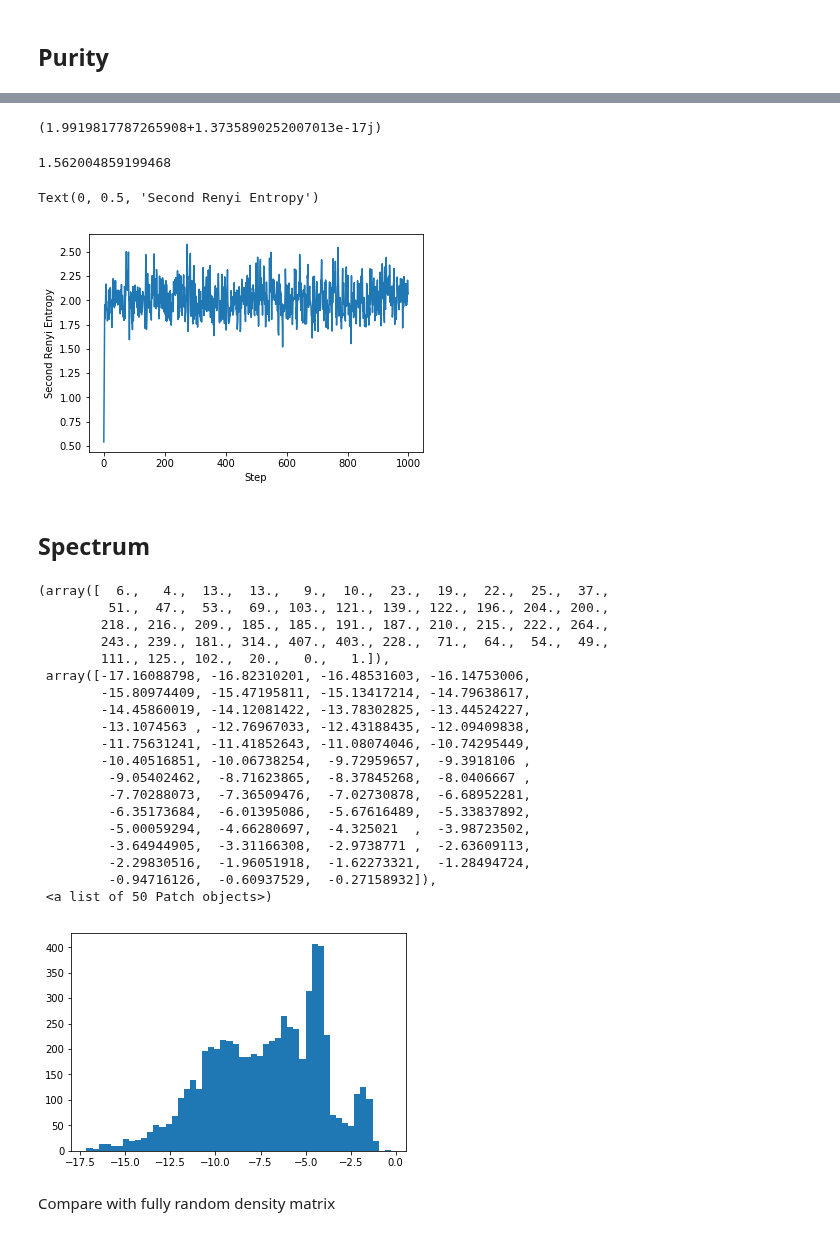
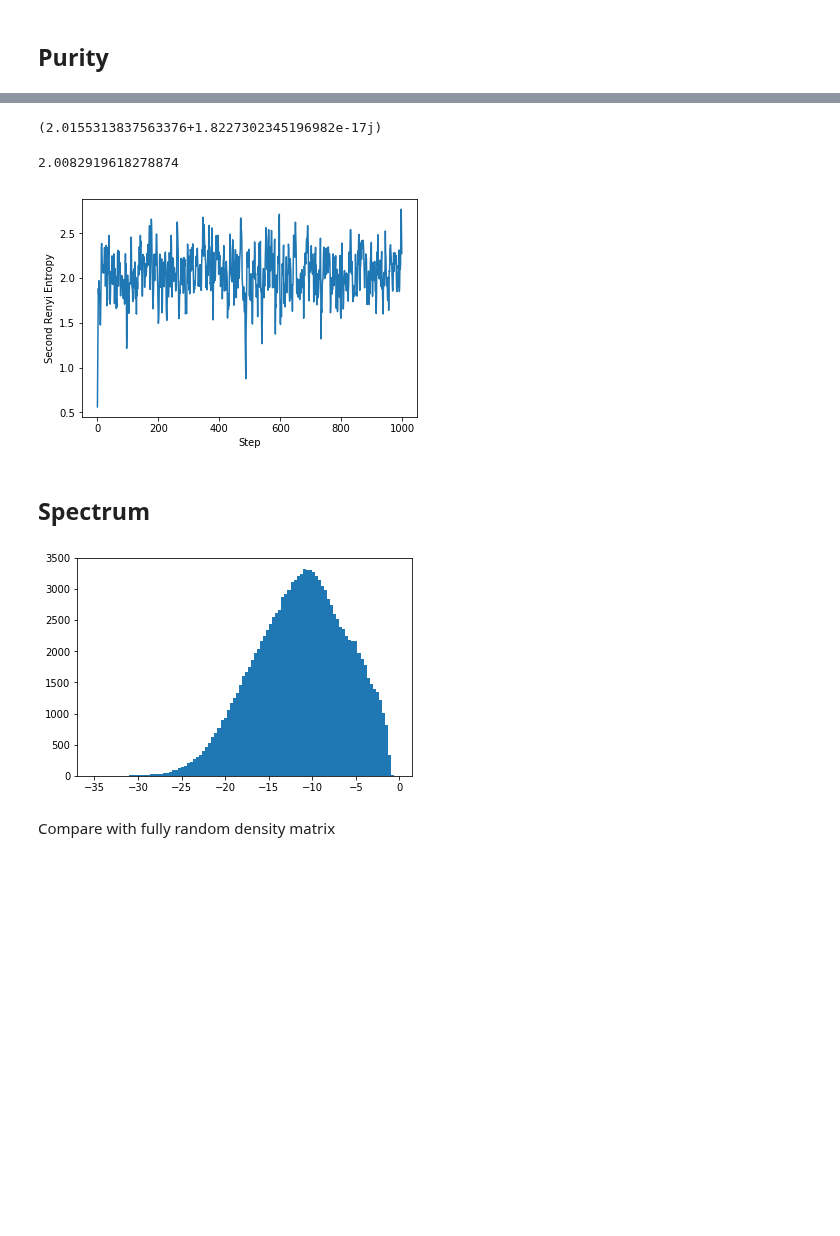
Before and after one commit to AustenLamacraft/ruc, a Jupyter notebook: notebooks/RUC-channel.ipynb, the cells around one changed output, grey strips where cells are left out. Drawn from its saved outputs; the diff is of its cells as text; code cells hidden in the pictures; blank space fills up the shorter version.

Commit message:
Fixed gate indices

```diff
--- a/notebooks/RUC-channel.ipynb
+++ b/notebooks/RUC-channel.ipynb
@@ -48,7 +48,7 @@ plt.semilogy(depths, timeit_results, depths, 0.0000005*4**depths)
 ## Purity
 # %%
 q = 2
-depth = 6
+depth = 7
 # ρ = np.zeros(2*depth*[q])
 # ρ[tuple(2*depth*[0])] = 1
 ρ = random_ρ(q, depth)
@@ -57,9 +57,7 @@ eigenvalues = np.array([])
 
 for step in range(1000):
     purity_trace = np.append(purity_trace, trace_square(ρ))
-    if step % 10 == 0:
-        print("step ", step)
-        eigenvalues = np.concatenate([eigenvalues, eigh(tensor_to_matrix(ρ), eigvals_only=True)])
-    ρ = ruc_channel(ρ)
+    eigenvalues = np.concatenate([eigenvalues, eigh(tensor_to_matrix(ρ), eigvals_only=True)])
+    ρ = apply_gates(ρ, random_gates(q, depth))
 # %% [output]
 step  0
@@ -82,43 +80,23 @@ step  990
 # %%
 -np.log(np.mean(purity_trace))
 # %% [output]
-(1.9919817787265908+1.3735890252007013e-17j)
+(2.0155313837563376+1.8227302345196982e-17j)
 # %%
--np.log((4/5)**7)
+-np.log((4/5)**9)
 # %% [output]
-1.562004859199468
+2.0082919618278874
 # %%
 plt.plot(-np.log(purity_trace))
 plt.xlabel("Step")
-plt.ylabel("Second Renyi Entropy")
+plt.ylabel("Second Renyi Entropy");
 # %% [output]
-Text(0, 0.5, 'Second Renyi Entropy')
-[figure, old version]
+[figure, new version]
 # %% [markdown]
 ## Spectrum
 # %%
-plt.hist(np.log(eigenvalues), bins=50)
+plt.hist(np.log(eigenvalues), bins=100);
 # %% [output]
-(array([  6.,   4.,  13.,  13.,   9.,  10.,  23.,  19.,  22.,  25.,  37.,
-         51.,  47.,  53.,  69., 103., 121., 139., 122., 196., 204., 200.,
-        218., 216., 209., 185., 185., 191., 187., 210., 215., 222., 264.,
-        243., 239., 181., 314., 407., 403., 228.,  71.,  64.,  54.,  49.,
-        111., 125., 102.,  20.,   0.,   1.]),
- array([-17.16088798, -16.82310201, -16.48531603, -16.14753006,
-        -15.80974409, -15.47195811, -15.13417214, -14.79638617,
-        -14.45860019, -14.12081422, -13.78302825, -13.44524227,
-        -13.1074563 , -12.76967033, -12.43188435, -12.09409838,
-        -11.75631241, -11.41852643, -11.08074046, -10.74295449,
-        -10.40516851, -10.06738254,  -9.72959657,  -9.3918106 ,
-         -9.05402462,  -8.71623865,  -8.37845268,  -8.0406667 ,
-         -7.70288073,  -7.36509476,  -7.02730878,  -6.68952281,
-         -6.35173684,  -6.01395086,  -5.67616489,  -5.33837892,
-         -5.00059294,  -4.66280697,  -4.325021  ,  -3.98723502,
-         -3.64944905,  -3.31166308,  -2.9738771 ,  -2.63609113,
-         -2.29830516,  -1.96051918,  -1.62273321,  -1.28494724,
-         -0.94716126,  -0.60937529,  -0.27158932]),
- <a list of 50 Patch objects>)
-[figure, old version]
+[figure, new version]
 # %% [markdown]
 Compare with fully random density matrix
 # %%
```
Also changed, not shown: parts of 5 cells of this notebook, 2 other files.
